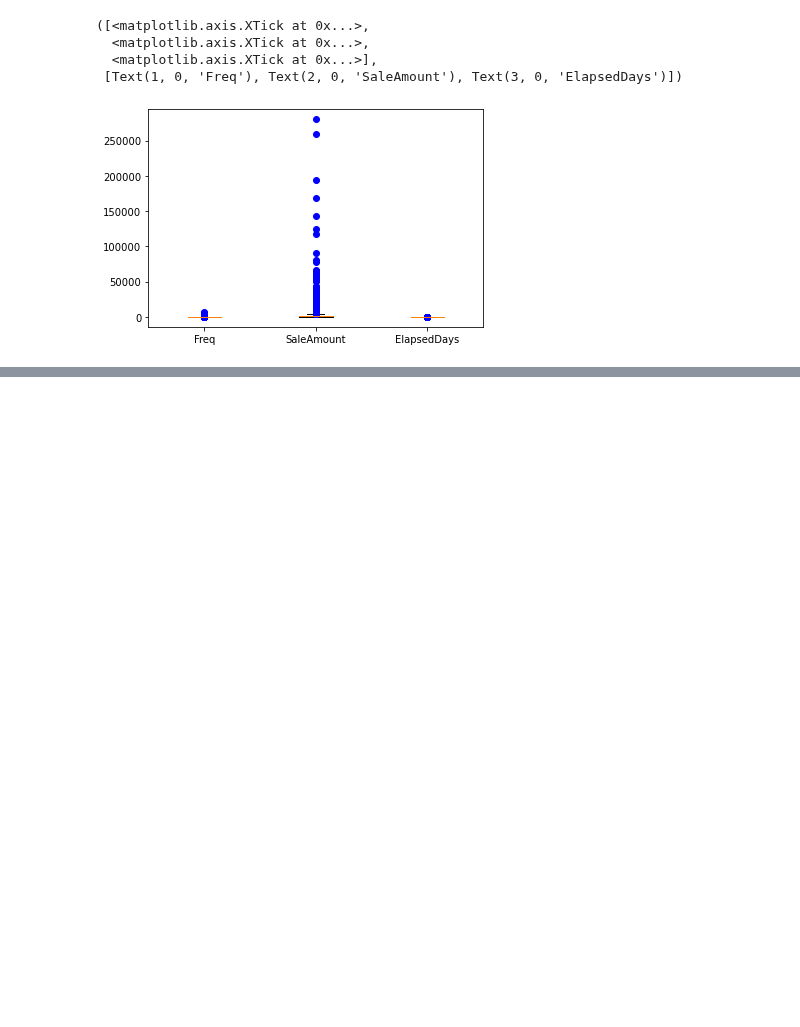
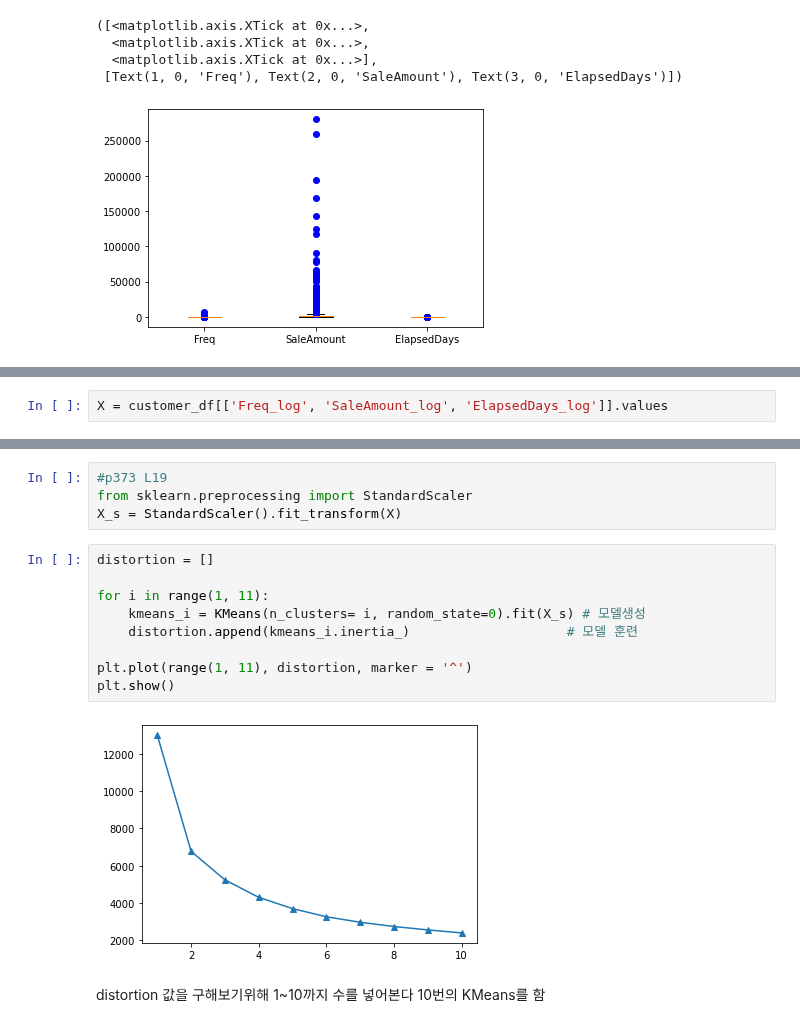
Before and after one commit to waldbear4/Python_2021, a Jupyter notebook: 20210624 KMEANS DBSCAN.ipynb, the cells around one changed output, grey strips where cells are left out. Drawn from its saved outputs; the diff is of its cells as text; blank space fills up the shorter version.

```diff
--- a/20210624 KMEANS DBSCAN.ipynb
+++ b/20210624 KMEANS DBSCAN.ipynb
@@ -609,0 +631,2 @@ plt.xticks([1,2,3],['Freq','SaleAmount','ElapsedDays'])
+# %%
+X = customer_df[['Freq_log', 'SaleAmount_log', 'ElapsedDays_log']].values
@@ -609,0 +646,19 @@ plt.xticks([1,2,3],['Freq','SaleAmount','ElapsedDays'])
+# %%
+#p373 L19
+from sklearn.preprocessing import StandardScaler
+X_s = StandardScaler().fit_transform(X)
+# %%
+distortion = []
+
+for i in range(1, 11):
+    kmeans_i = KMeans(n_clusters= i, random_state=0).fit(X_s) # 모델생성
+    distortion.append(kmeans_i.inertia_)                    # 모델 훈련
+
+plt.plot(range(1, 11), distortion, marker = '^')
+plt.show()
+# %% [output]
+[figure, added]
+# %% [markdown]
+distortion 값을 구해보기위해
+1~10까지 수를 넣어본다
+10번의 KMeans를 함
```
Also changed, not shown: parts of 9 cells of this notebook.
